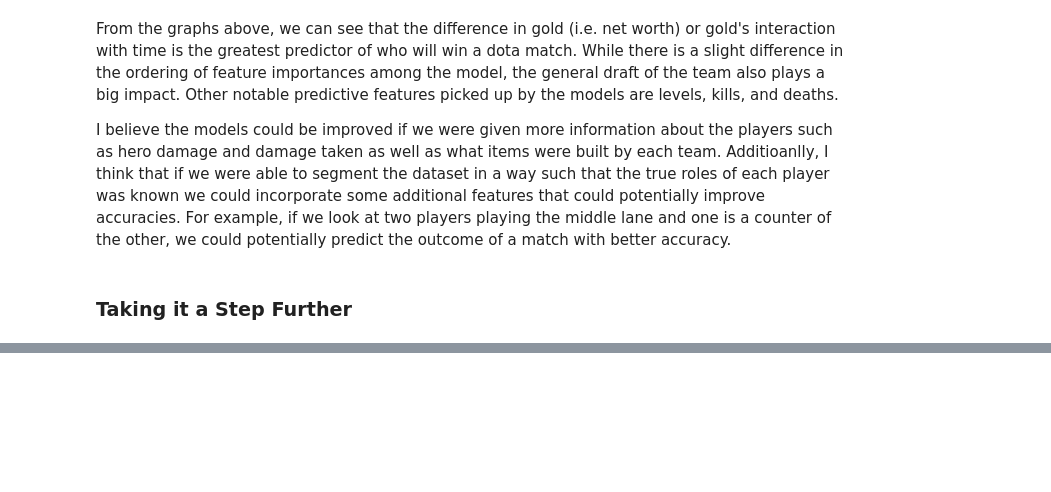
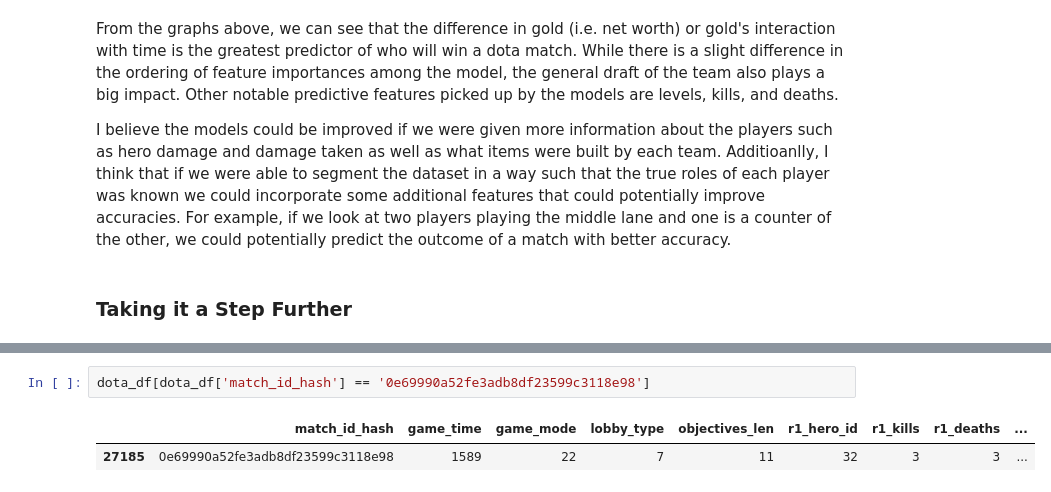
Before and after one commit to jutu1398/Projects, a Jupyter notebook: Dota2 Win Prediction/Dota2 Win Prediction.ipynb, the cells around one changed output, grey strips where cells are left out. Drawn from its saved outputs; the diff is of its cells as text; blank space fills up the shorter version.

```diff
--- a/Dota2 Win Prediction/Dota2 Win Prediction.ipynb
+++ b/Dota2 Win Prediction/Dota2 Win Prediction.ipynb
@@ -1033,0 +1142,5 @@ Please see my other notebook for the continuation of this project.
+# %%
+dota_df[dota_df['match_id_hash'] == '0e69990a52fe3adb8df23599c3118e98']
+# %% [output]
+|  | match_id_hash | game_time | game_mode | lobby_type | objectives_len | r1_hero_id | r1_kills | r1_deaths | ... |
+| 27185 | 0e69990a52fe3adb8df23599c3118e98 | 1589 | 22 | 7 | 11 | 32 | 3 | 3 | ... |
```
Also changed, not shown: parts of 22 cells of this notebook.
